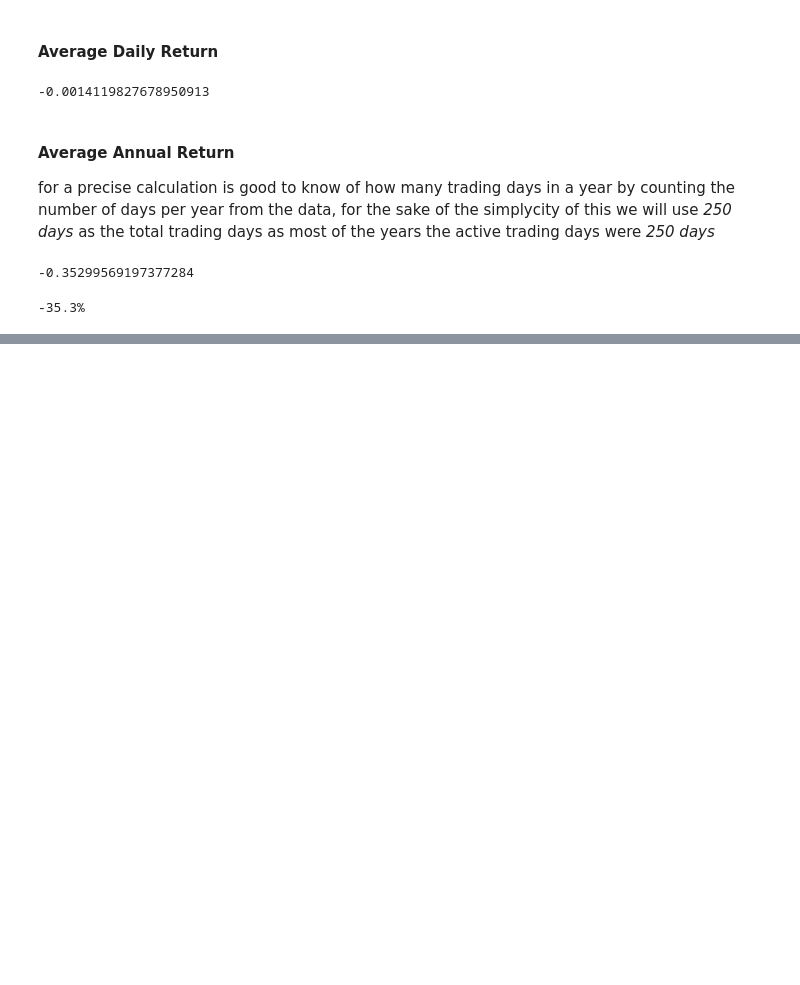
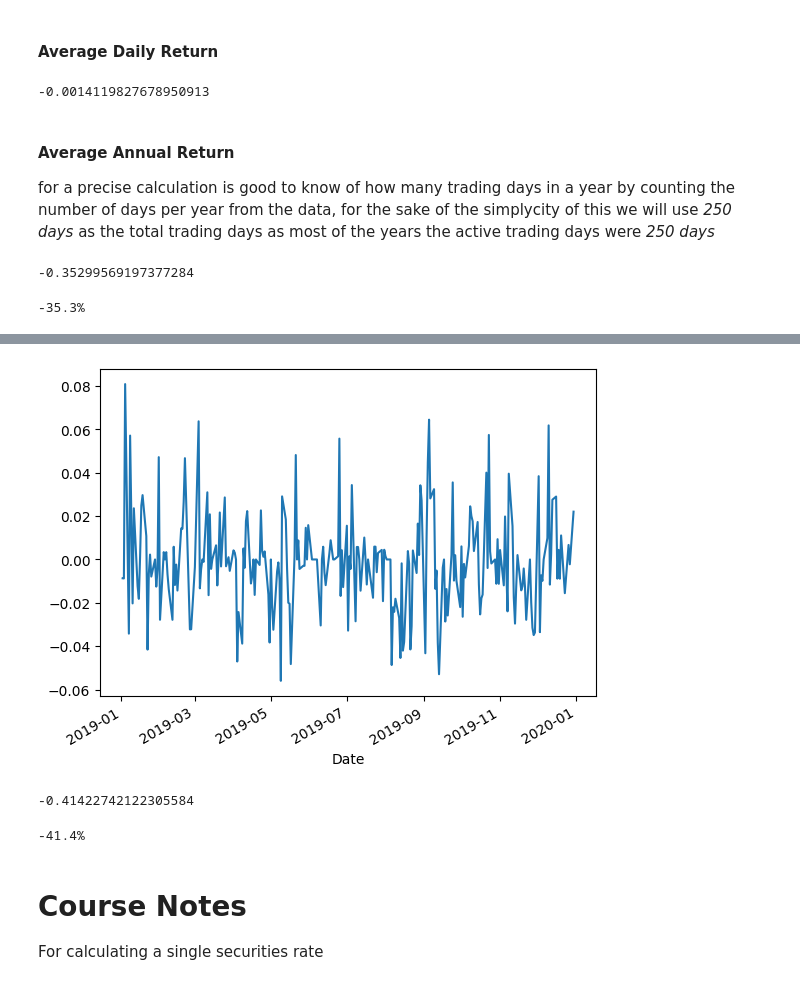
Before and after one commit to teguharia172/morgan, a Jupyter notebook: course/calculation_comparison_risk_of_return/calculating_rate_of_return.ipynb, the cells around one changed output, grey strips where cells are left out. Cells and saved outputs as stored; diff of their text form; code cells hidden in the pictures; blank space fills up the shorter version.

Commit message:
add log return calculation and course notes

```diff
--- a/course/calculation_comparison_risk_of_return/calculating_rate_of_return.ipynb
+++ b/course/calculation_comparison_risk_of_return/calculating_rate_of_return.ipynb
@@ -81,0 +90,5 @@ print(f"{round(itmg_annual_return,3) * 100}%")
+# %%
+log_return = np.log(itmg['Adj Close'] / itmg['Adj Close'].shift(1))
+# %%
+itmg['log_return'] = log_return
+itmg.head()
@@ -81,0 +103,18 @@ print(f"{round(itmg_annual_return,3) * 100}%")
+# %%
+itmg['log_return'].plot()
+plt.show()
+# %% [output]
+[figure, added]
+# %%
+itmg_annual_log_return = itmg['log_return'].mean() * 250 #average trading days in a year
+itmg_annual_log_return
+# %% [output]
+-0.41422742122305584
+# %%
+print(f"{round(itmg_annual_log_return,3) * 100}%")
+# %% [output]
+-41.4%
+# %% [markdown]
+# Course Notes
+
+For calculating a single securities rate
```
Also changed, not shown: parts of 4 cells of this notebook.
